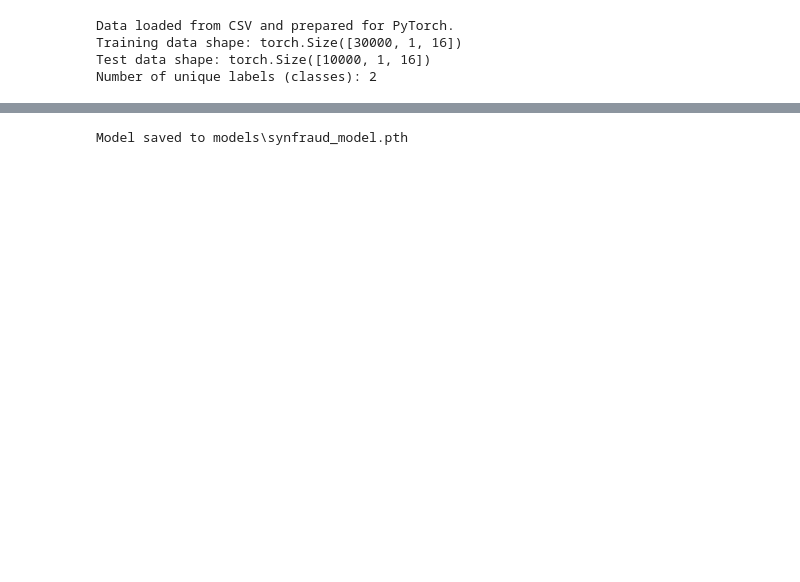
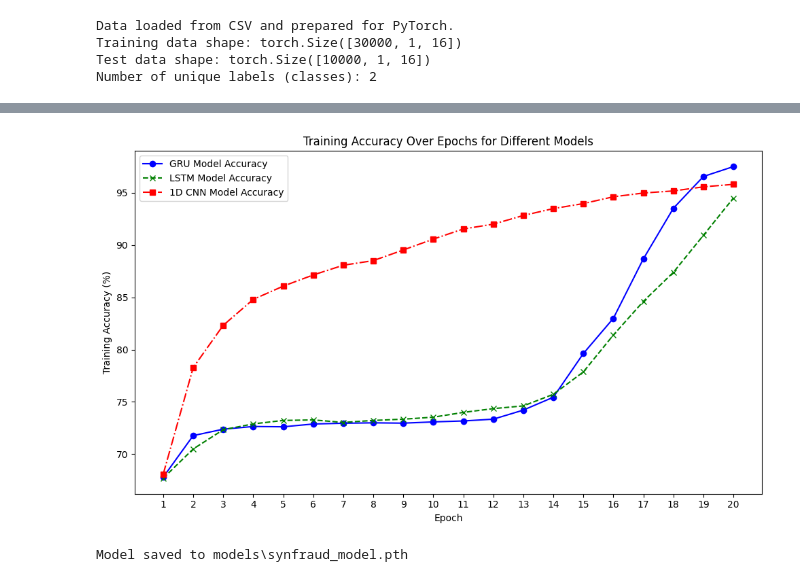
Before and after one commit to DeepLumiere/DoLphi, a Jupyter notebook: synfraud_dataset.ipynb, the cells around one changed output, grey strips where cells are left out. Cells and saved outputs as stored; diff of their text form; code cells hidden in the pictures; blank space fills up the shorter version.

```diff
--- a/synfraud_dataset.ipynb
+++ b/synfraud_dataset.ipynb
@@ -492,3 +631,22 @@ plt.show()
+# %%
+num_epochs = len(taccuracy_gru)
+epochs = range(1, num_epochs + 1)
+
+plt.figure(figsize=(10, 6))
+plt.plot(epochs, taccuracy_gru, label='GRU Model Accuracy', marker='o', linestyle='-', color='blue')
+plt.plot(epochs, taccuracy_lstm, label='LSTM Model Accuracy', marker='x', linestyle='--', color='green')
+plt.plot(epochs, taccuracy_1dcnn, label='1D CNN Model Accuracy', marker='s', linestyle='-.', color='red')
+
+plt.title('Training Accuracy Over Epochs for Different Models')
+plt.xlabel('Epoch')
+plt.ylabel('Training Accuracy (%)')
+plt.legend()
+# plt.grid(True)
+plt.xticks(epochs)
+plt.tight_layout()
+plt.show()
+# %% [output]
+[figure, added]
 # %%
 model_dir = 'models'
 os.makedirs(model_dir, exist_ok=True)
```
Also changed, not shown: parts of 15 cells of this notebook.
